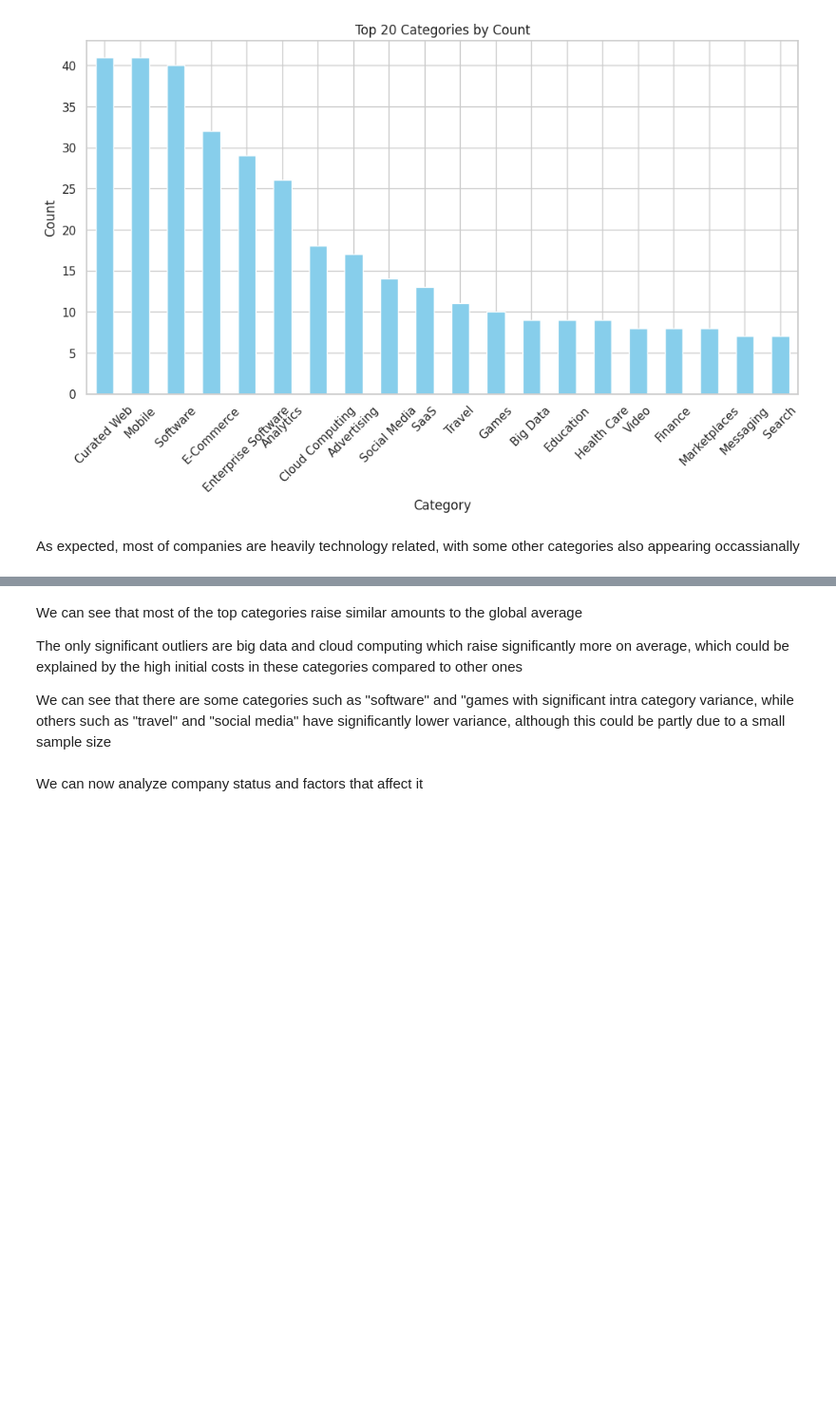
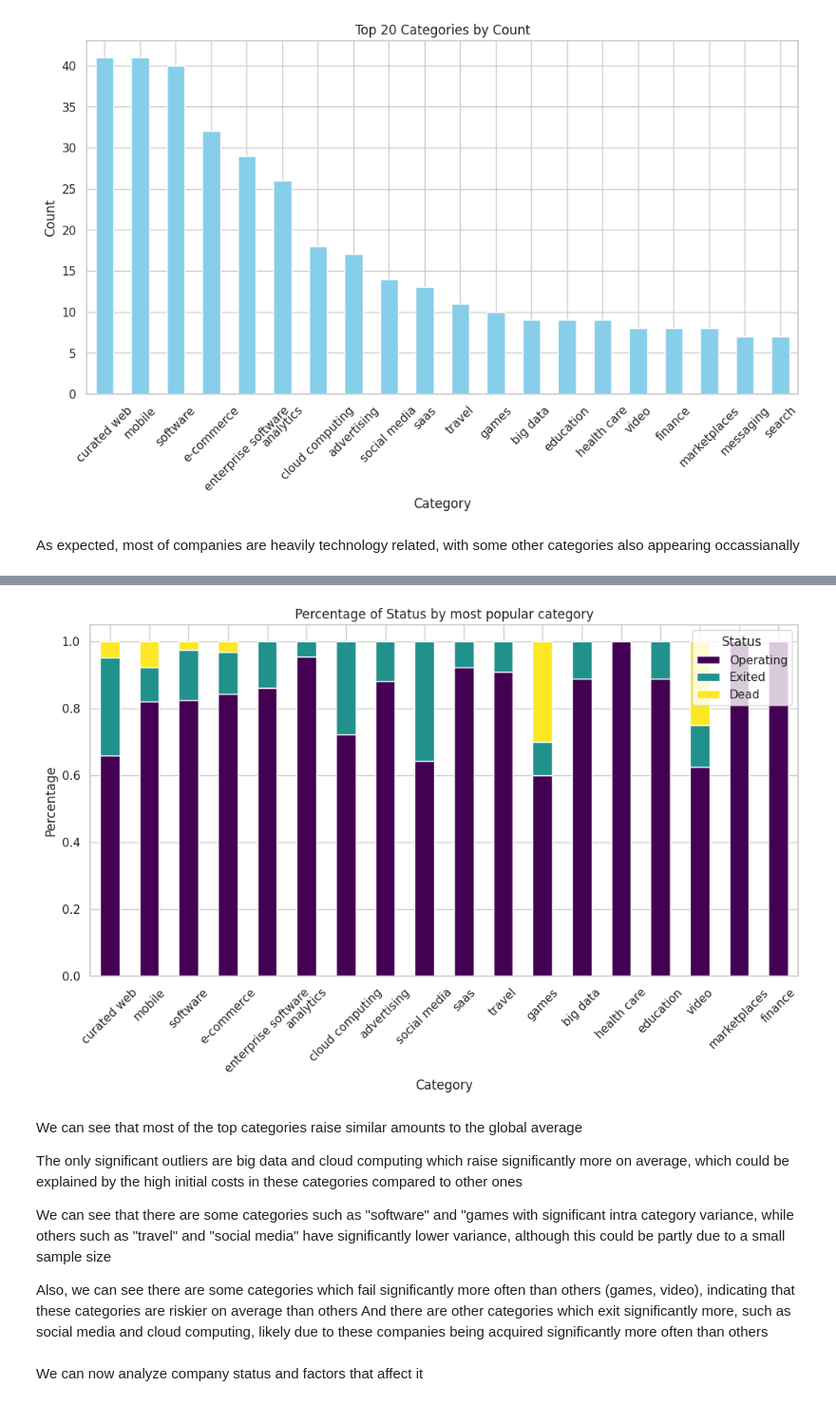
Before and after one commit to MihailoMilenkovic/startups-analysis, a Jupyter notebook: project.ipynb, the cells around one changed output, grey strips where cells are left out. Shown at 95% size. Cells and saved outputs as stored; diff of their text form; code cells hidden in the pictures; blank space fills up the shorter version.

```diff
--- a/project.ipynb
+++ b/project.ipynb
@@ -574,9 +572,49 @@ plt.show()
+# %%
+import pandas as pd
+import matplotlib.pyplot as plt
+
+# Assuming you have a DataFrame startups_with_amount_raised
+
+# Get the top 15 categories by count
+top_categories = startups_with_amount_raised['Categories'].explode().str.strip().value_counts().head(18).index
+
+# Create an empty DataFrame to store percentage data
+percentage_df = pd.DataFrame(index=top_categories, columns=startups_with_amount_raised['Status'].unique())
+
+# Loop through the top categories
+for category in top_categories:
+    # Filter the DataFrame for the current category
+    category_df = startups_with_amount_raised[startups_with_amount_raised['Categories'].apply(lambda cats: category in cats)]
+
+    # Calculate the percentage of each status in the current category
+    category_percentage = category_df['Status'].value_counts(normalize=True)
+
+    # Fill in the percentage DataFrame
+    percentage_df.loc[category] = category_percentage
+
+# Sort the categories based on a custom order (e.g., by the median value of a specific column)
+sorted_categories = top_categories  # You can modify this to your desired sorting logic
+
+# Create a stacked bar plot with the sorted categories
+percentage_df.loc[sorted_categories].plot(kind='bar', stacked=True, figsize=(12, 6), colormap='viridis')
+
+plt.xticks(rotation=45)
+plt.xlabel('Category')
+plt.ylabel('Percentage')
+plt.title('Percentage of Status by most popular category')
+plt.legend(title='Status', loc='upper right')
+plt.show()
+# %% [output]
+[figure, added]
 # %% [markdown]
 We can see that most of the top categories raise similar amounts to the global average
 
 The only significant outliers are big data and cloud computing which raise significantly more on average, which could be explained by the high initial costs in these categories compared to other ones
 
 We can see that there are some categories such as "software" and "games with significant intra category variance, while others such as "travel" and "social media" have significantly lower variance, although this could be partly due to a small sample size
+
+Also, we can see there are some categories which fail significantly more often than others (games, video), indicating that these categories are riskier on average than others
+And there are other categories which exit significantly more, such as social media and cloud computing, likely due to these companies being acquired significantly more often than others
 # %% [markdown]
 We can now analyze company status and factors that affect it
 # %%
```
Also changed, not shown: parts of 18 cells of this notebook, 29 other files.
